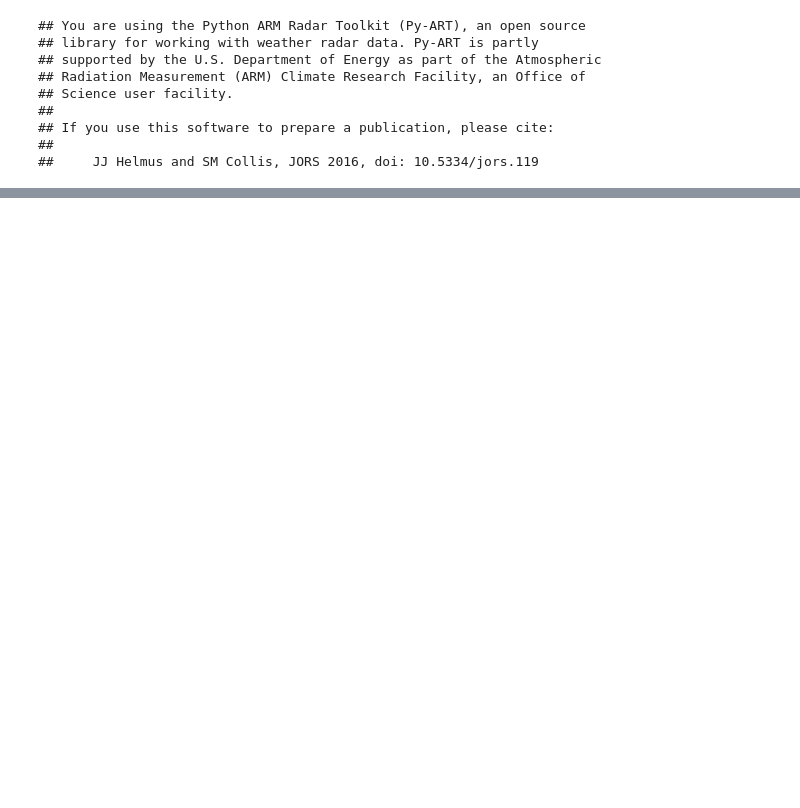
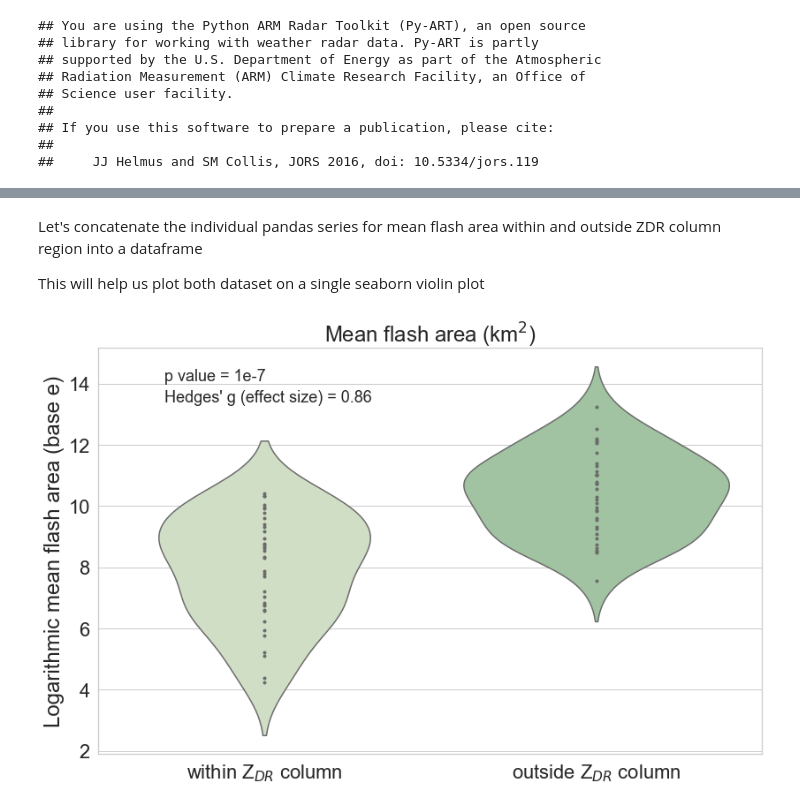
Before and after one commit to gewitterblitz/may19_2013_obs_analysis, a Jupyter notebook: notebooks/STBC_MWR_2020_Figure9.ipynb, the cells around one changed output, grey strips where cells are left out. Saved outputs shown, nothing was run; the diff lists cells and outputs as text; code cells hidden in the pictures; blank space fills up the shorter version.

```diff
--- a/notebooks/STBC_MWR_2020_Figure9.ipynb
+++ b/notebooks/STBC_MWR_2020_Figure9.ipynb
@@ -262,0 +409,53 @@ plt.show()
+# %%
+# Subset the initiation and mean flash area dataframes to only the first 37 timesteps (till 2236 UTC)
+# because nan values appear at later times making it impossible to plot violin/boxplot
+
+non_zdr_ini_df = pd.DataFrame(
+    non_zdr_ini_ts[:37, :],
+    index=dt_tmpstmps[:37],
+    columns=np.arange(0, 15000 + 500, 500),
+)
+non_zdr_foot_df = pd.DataFrame(
+    non_zdr_foot_ts[:37, :],
+    index=dt_tmpstmps[:37],
+    columns=np.arange(0, 15000 + 500, 500),
+)
+
+non_zdr_ini_df = non_zdr_ini_df.transpose()
+non_zdr_foot_df = non_zdr_foot_df.transpose()
+# %% [markdown]
+Let's concatenate the individual pandas series for mean flash area within and outside ZDR column region into a dataframe
+
+This will help us plot both dataset on a single seaborn violin plot
+# %%
+# filter out pandas series for mean flash area within ZDR columns
+filtered_data_mean_area = zdr_foot_df.sum(axis=0)[~np.isnan(zdr_foot_df.sum(axis=0))]
+# %%
+# plot and compare violin plots for mean flash area within and outside ZDR columns
+
+import seaborn as sns
+
+df_new1 = pd.DataFrame(filtered_data_mean_area, columns=["within Z$_{DR}$ column"])
+df_new2 = pd.DataFrame(non_zdr_foot_df.sum(axis=0),columns=["outside Z$_{DR}$ column"])
+
+sns_area_df = pd.concat([df_new1, df_new2], axis=1)
+sns_area_df = sns_area_df.iloc[:36]
+
+sns.set(style="whitegrid", font_scale=2)
+# sns.set(font_scale=5)
+
+# Use cubehelix to get a custom sequential palette
+pal = sns.cubehelix_palette(5, rot=-0.5, dark=0.3)
+
+ax = sns.violinplot(data=np.log(sns_area_df), inner="points", palette=pal)
+
+ax.set_ylabel("Logarithmic mean flash area (base e)")
+ax.set_title("Mean flash area (km$^{2}$)")
+
+ax.text(-0.3, 14.1, "p value = 1e-7",fontsize=18)
+ax.text(-0.3, 13.4, "Hedges' g (effect size) = 0.86",fontsize=18)
+
+plt.tight_layout()
+plt.show()
+# %% [output]
+[figure, added]
```
Also changed, not shown: parts of 28 cells of this notebook, 8 other files.
